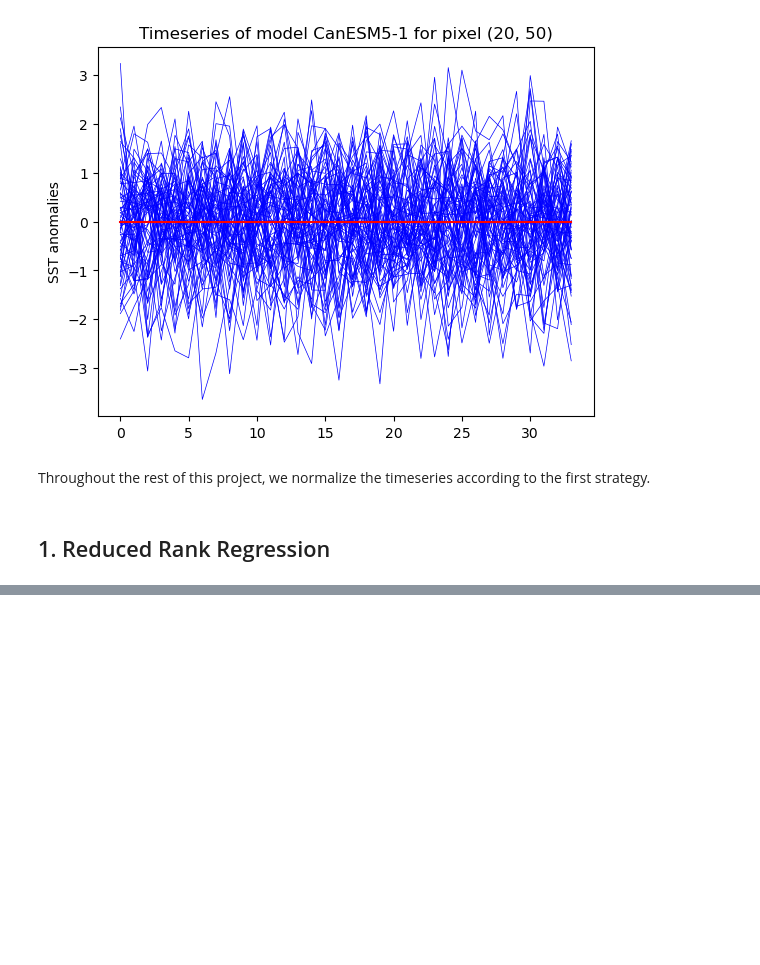
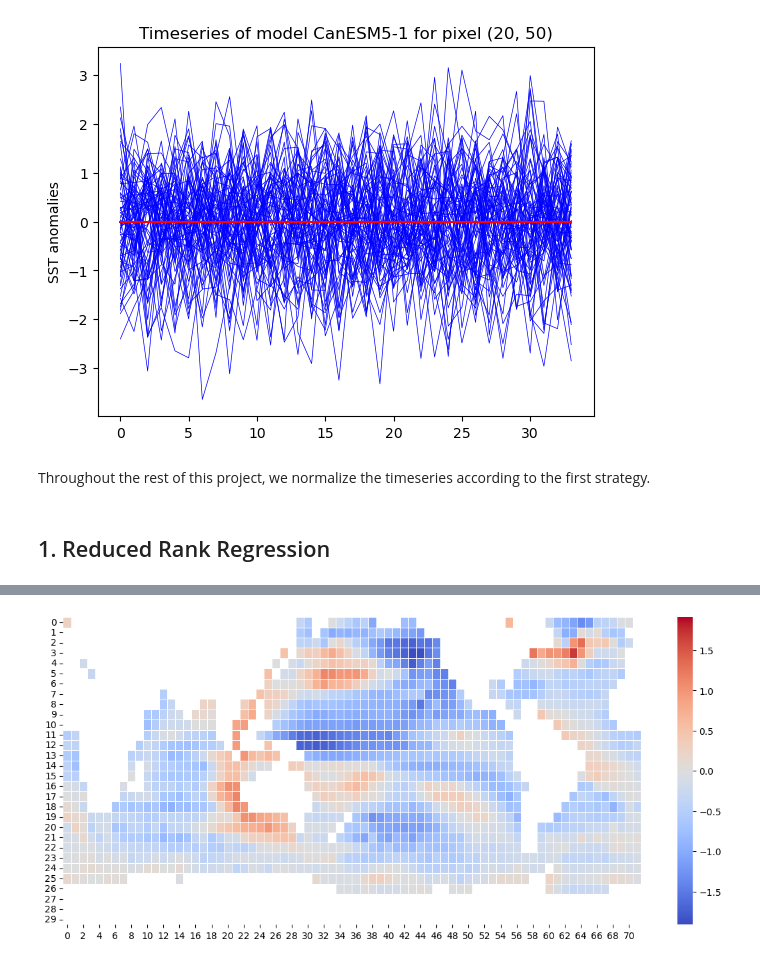
Before and after one commit to Victor2175/gm4cs-m, a Jupyter notebook: tutorial.ipynb, the cells around one changed output, grey strips where cells are left out. Drawn from its saved outputs; the diff is of its cells as text; code cells hidden in the pictures; blank space fills up the shorter version.

```diff
--- a/tutorial.ipynb
+++ b/tutorial.ipynb
@@ -123,0 +136,4 @@ Throughout the rest of this project, we normalize the timeseries according to th
+# %%
+plot_grid(X_test[0], union_nan_mask, flip=True)
+# %% [output]
+[figure, added]
```
Also changed, not shown: parts of 37 cells of this notebook.
